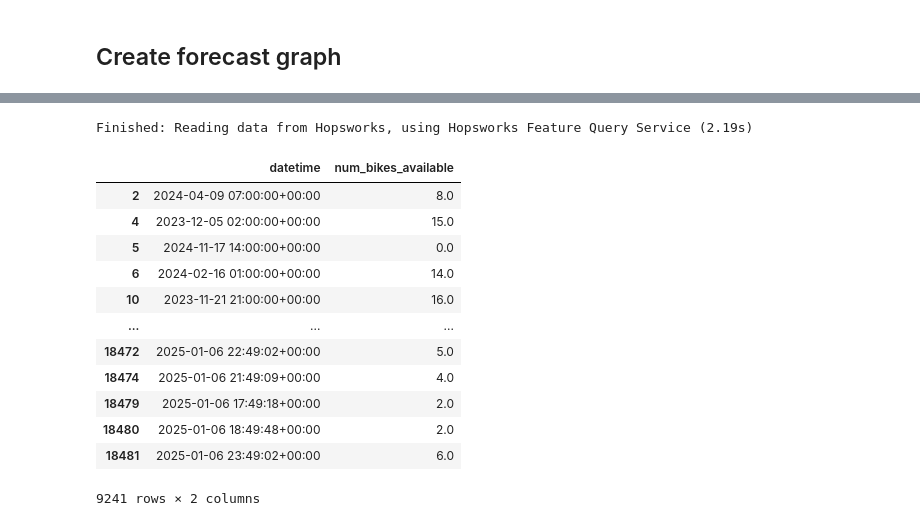
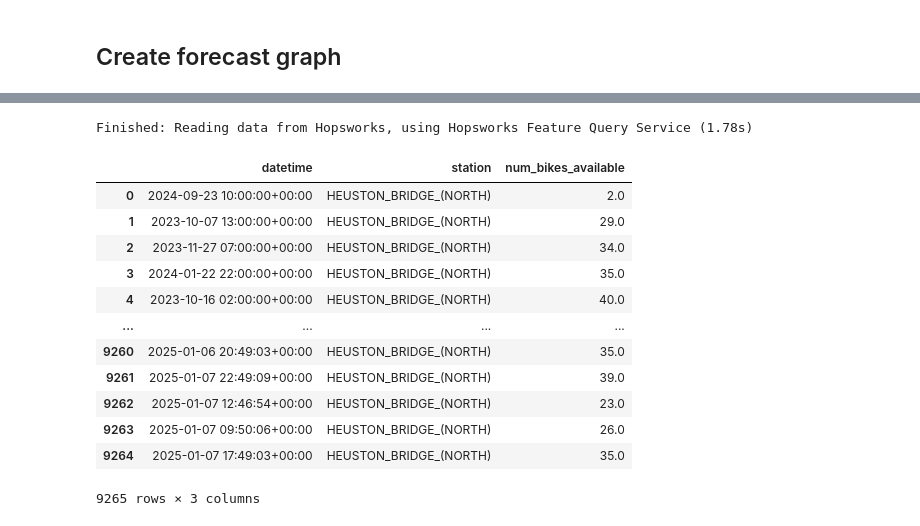
Before and after one commit to IsakNordg/ID2223-Project, a Jupyter notebook: 5. inference.ipynb, the cells around one changed output, grey strips where cells are left out. Drawn from its saved outputs; the diff is of its cells as text; code cells hidden in the pictures.

```diff
--- a/5. inference.ipynb
+++ b/5. inference.ipynb
@@ -207,31 +177,25 @@ Finished: Reading data from Hopsworks, using Hopsworks Feature Query Service (1.
 # %%
 bike_fg = fs.get_feature_group(
     name='bike_data',
     version=1,
 )
 bike_df = bike_fg.read()
-
-# Split into one for each station
-bike_df_1 = bike_df[bike_df["station"] == STATION_1]
-bike_df_2 = bike_df[bike_df["station"] == STATION_2]
-bike_df_1 = bike_df_1.drop(columns=["station"])
-bike_df_2 = bike_df_2.drop(columns=["station"])
-bike_df_1
+bike_df
 # %% [output]
-Finished: Reading data from Hopsworks, using Hopsworks Feature Query Service (2.19s)
+Finished: Reading data from Hopsworks, using Hopsworks Feature Query Service (1.78s)
-|  | datetime | num_bikes_available |
-| 2 | 2024-04-09 07:00:00+00:00 | 8.0 |
-| 4 | 2023-12-05 02:00:00+00:00 | 15.0 |
-| 5 | 2024-11-17 14:00:00+00:00 | 0.0 |
-| 6 | 2024-02-16 01:00:00+00:00 | 14.0 |
-| 10 | 2023-11-21 21:00:00+00:00 | 16.0 |
-| ... | ... | ... |
-| 18472 | 2025-01-06 22:49:02+00:00 | 5.0 |
-| 18474 | 2025-01-06 21:49:09+00:00 | 4.0 |
-| 18479 | 2025-01-06 17:49:18+00:00 | 2.0 |
-| 18480 | 2025-01-06 18:49:48+00:00 | 2.0 |
-| 18481 | 2025-01-06 23:49:02+00:00 | 6.0 |
+|  | datetime | station | num_bikes_available |
+| 0 | 2024-09-23 10:00:00+00:00 | HEUSTON_BRIDGE_(NORTH) | 2.0 |
+| 1 | 2023-10-07 13:00:00+00:00 | HEUSTON_BRIDGE_(NORTH) | 29.0 |
+| 2 | 2023-11-27 07:00:00+00:00 | HEUSTON_BRIDGE_(NORTH) | 34.0 |
+| 3 | 2024-01-22 22:00:00+00:00 | HEUSTON_BRIDGE_(NORTH) | 35.0 |
+| 4 | 2023-10-16 02:00:00+00:00 | HEUSTON_BRIDGE_(NORTH) | 40.0 |
+| ... | ... | ... | ... |
+| 9260 | 2025-01-06 20:49:03+00:00 | HEUSTON_BRIDGE_(NORTH) | 35.0 |
+| 9261 | 2025-01-07 22:49:09+00:00 | HEUSTON_BRIDGE_(NORTH) | 39.0 |
+| 9262 | 2025-01-07 12:46:54+00:00 | HEUSTON_BRIDGE_(NORTH) | 23.0 |
+| 9263 | 2025-01-07 09:50:06+00:00 | HEUSTON_BRIDGE_(NORTH) | 26.0 |
+| 9264 | 2025-01-07 17:49:03+00:00 | HEUSTON_BRIDGE_(NORTH) | 35.0 |
-9241 rows × 2 columns
+9265 rows × 3 columns
 # %%
 weather_fg.read()
 # %% [output]
```
Also changed, not shown: parts of 18 cells of this notebook, 12 other files.
